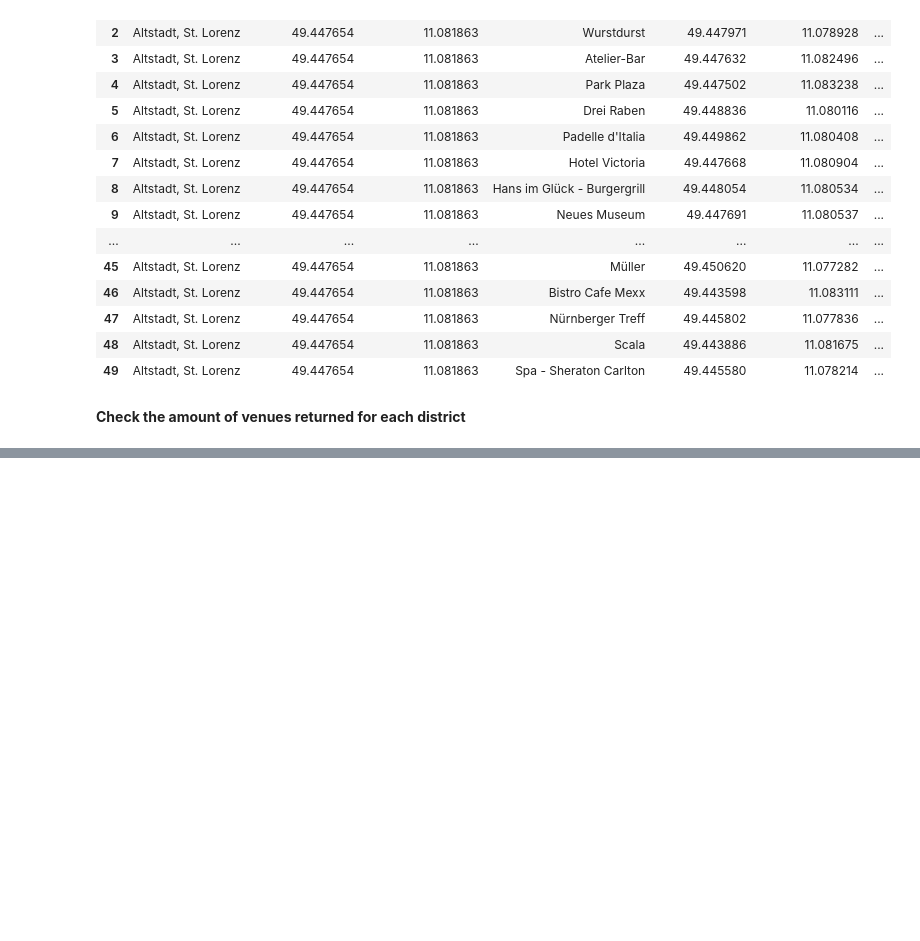
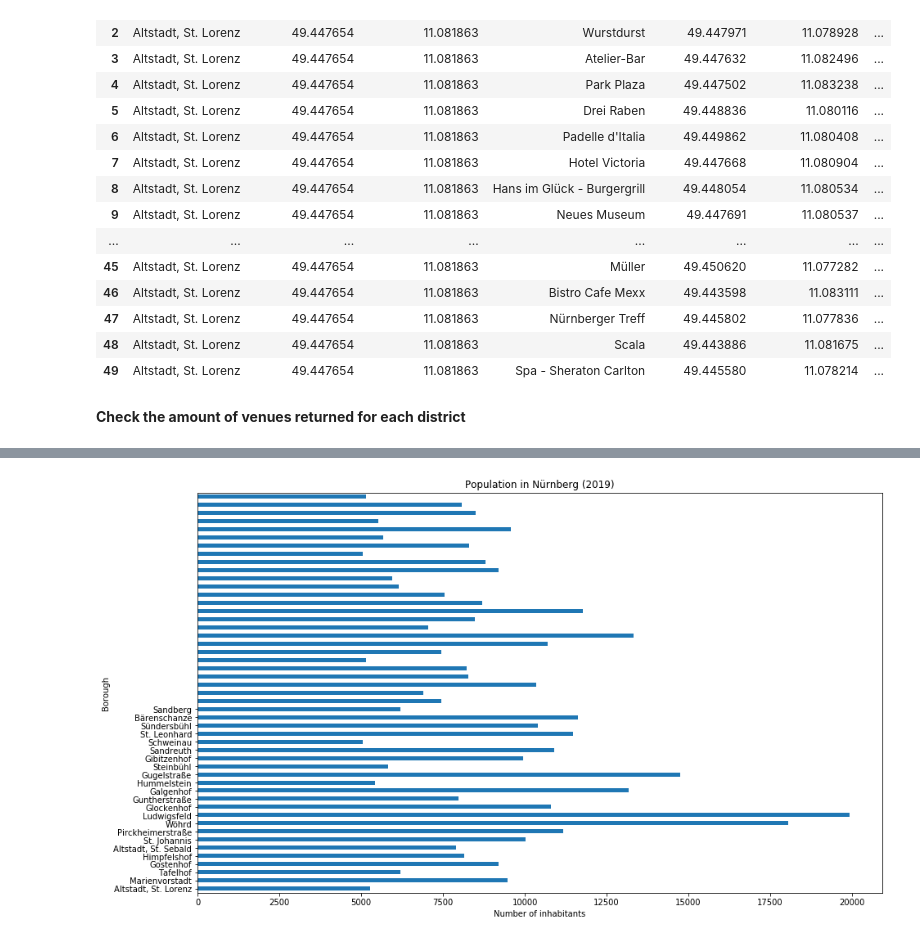
Before and after one commit to Suntzui/Coursera_Capstone, a Jupyter notebook: Applied Data Science Capstone - Final Assignment.ipynb, the cells around one changed output, grey strips where cells are left out. Drawn from its saved outputs; the diff is of its cells as text; code cells hidden in the pictures; blank space fills up the shorter version.

```diff
--- a/Applied Data Science Capstone - Final Assignment.ipynb
+++ b/Applied Data Science Capstone - Final Assignment.ipynb
@@ -254,0 +321,4 @@ Nürnberg_venues.groupby('District').count()
+# %%
+#Exclude districts without meaningfull population
+Nürnberg_Largest = Nürnberg[Nürnberg.Population > 5000]
+Nürnberg_Largest.head()
@@ -254,0 +332,10 @@ Nürnberg_venues.groupby('District').count()
+# %%
+#Plot the population by district
+Nürnberg_Largest[['Borough', 'Population']].plot(kind='barh', figsize=(15, 9), legend = None)
+plt.xlabel('Number of inhabitants') # add to x-label to the plot
+plt.ylabel('Borough') # add y-label to the plot
+plt.title('Population in Nürnberg (2019)') # add title to the plot
+plt.yticks (np.arange(23), Nürnberg['Borough'])
+plt.show()
+# %% [output]
+[figure, added]
```
Also changed, not shown: parts of 17 cells of this notebook.
